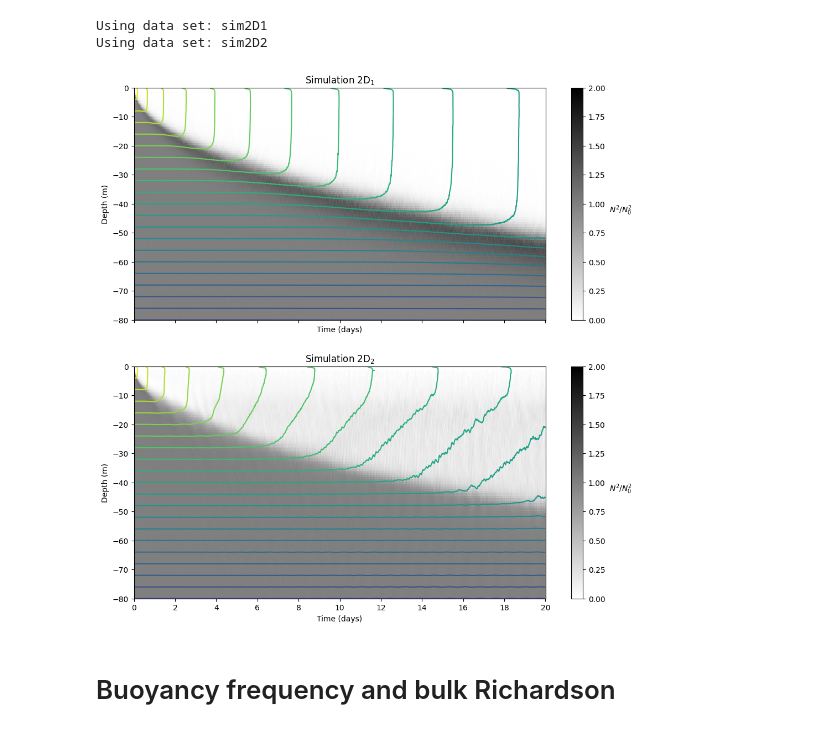
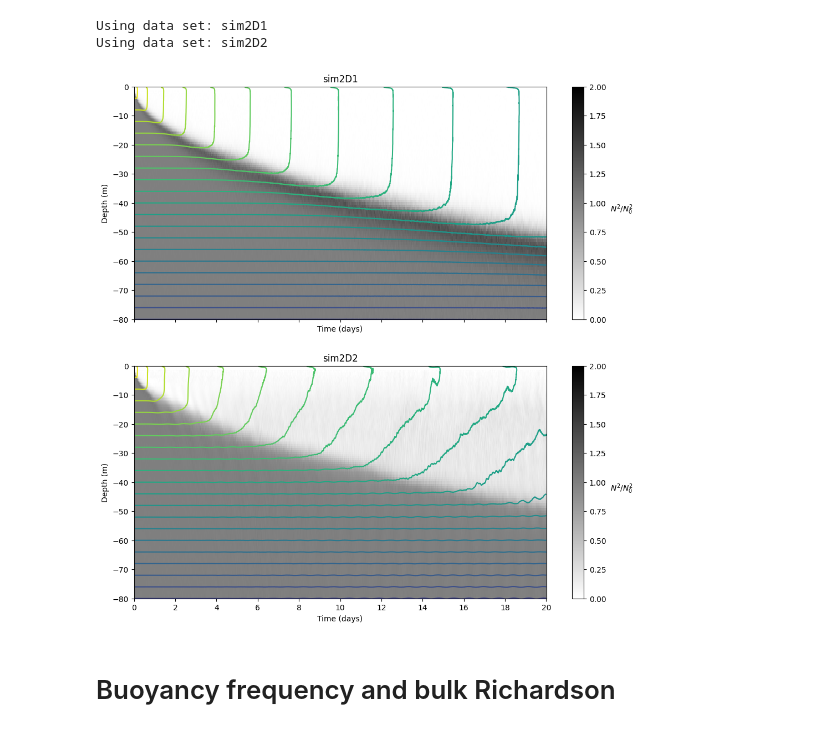
Before and after one commit to MarvynBailly/Buoyancy-Driven-Convection, a Jupyter notebook: Analysis/analyze.ipynb, the cells around one changed output. Saved outputs shown, nothing was run; the diff lists cells and outputs as text; code cells hidden in the pictures.

```diff
--- a/Analysis/analyze.ipynb
+++ b/Analysis/analyze.ipynb
@@ -11,7 +11,7 @@ import pandas as pd
 import math
 # %%
 case = "2D"
-numberOfCases = 2
+numberOfCases = 6
 days = 20
 data_path = "../Data/"
 #sponge
@@ -26,4 +26,5 @@ for casename in casenames:
     nc_file = f"{data_path}{casename}_averages.nc"
     ds_avg = xr.open_dataset(nc_file).load()
     ncs.append(ds_avg)
+    ds_avg.close()
 # %% [output]
@@ -141,9 +142,9 @@ contourf_1 = ax1.pcolormesh(time_1, depth_1, N2_values_1.T, cmap='gray_r', vmin=
 cbar_1 = plt.colorbar(contourf_1, ax=ax1)
 cbar_1.set_label(r'$N^2 / N_0^2$', rotation=0, labelpad=20)
 
-contour_1 = ax1.contour(time_1, ds_avg1.b.zC, ds_avg1.b[:, :, 0].T / N02, levels=25, cmap='viridis')
+contour_1 = ax1.contour(time_1, ds_avg1.b.zC, ds_avg1.b[:, :].T / N02, levels=25, cmap='viridis')
 
-ax1.set_title(r'Simulation 2D$_1$')
+ax1.set_title(f'{data_set1}')
 ax1.set_xlabel('Time (days)')
 ax1.set_ylabel('Depth (m)')
 ax1.set_ylim(-80, 0)
@@ -153,36 +154,36 @@ time_min = np.floor(time_1.min())
 time_max = np.ceil(time_1.max())
 ax1.set_xticks(np.arange(time_min, time_max + 2, 2))
 
 # Plot for ds_avg2
 ax2 = axes[1]
 N2_2 = ds_avg2['N2']
 time_2 = N2_2.coords['time'].values / np.timedelta64(1, 'D')  # Convert time to days
 depth_2 = N2_2.coords['zF'].values
 N2_values_2 = N2_2.values / N02
 
 contourf_2 = ax2.pcolormesh(time_2, depth_2, N2_values_2.T, vmin=0, vmax=2, cmap='gray_r')
 cbar_2 = plt.colorbar(contourf_2, ax=ax2)
 cbar_2.set_label(r'$N^2 / N_0^2$', rotation=0, labelpad=20)
 
-contour_2 = ax2.contour(ds_avg2.b.time / np.timedelta64(1, 'D'), ds_avg2.b.zC, ds_avg2.b[:, :, 0].T / N02, levels=25, cmap='viridis')
+contour_2 = ax2.contour(ds_avg2.b.time / np.timedelta64(1, 'D'), ds_avg2.b.zC, ds_avg2.b[:, :].T / N02, levels=25, cmap='viridis')
 
-ax2.set_title(r'Simulation 2D$_2$')
+ax2.set_title(f'{data_set2}')
 ax2.set_xlabel('Time (days)')
 ax2.set_ylabel('Depth (m)')
 ax2.set_ylim(-80, 0)
 
 # Set x-axis ticks to increments of 2 days
 time_min = np.floor(time_2.min())
 time_max = np.ceil(time_2.max())
 ax2.set_xticks(np.arange(time_min, time_max + 2, 2))
 
 # Save the figure
 plt.savefig(f"images/{figure_name}.png", dpi=300, bbox_inches='tight')
 
 # Display the plot
 plt.show()
 # %% [output]
-[figure, old version]
+[figure, new version]
 # %% [markdown]
 #  Buoyancy frequency and bulk Richardson
 # %% [markdown]
```
Also changed, not shown: parts of 22 cells of this notebook, 5 other files.
